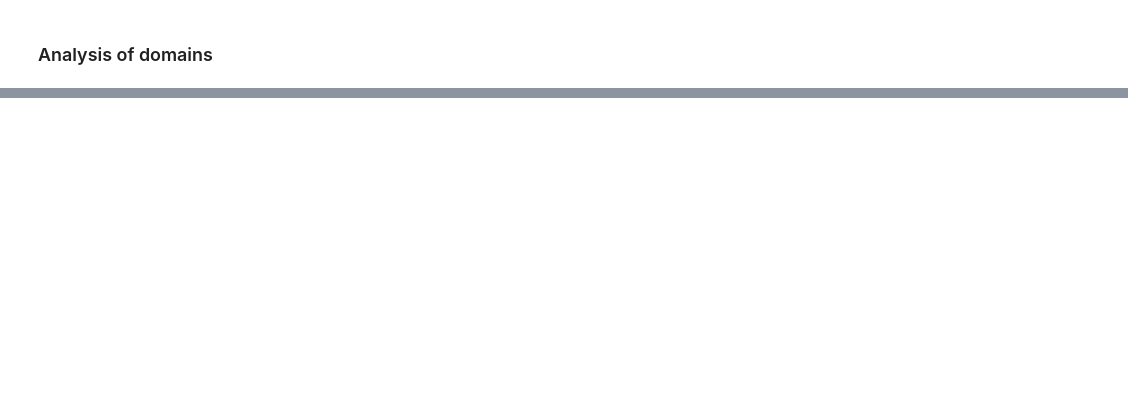
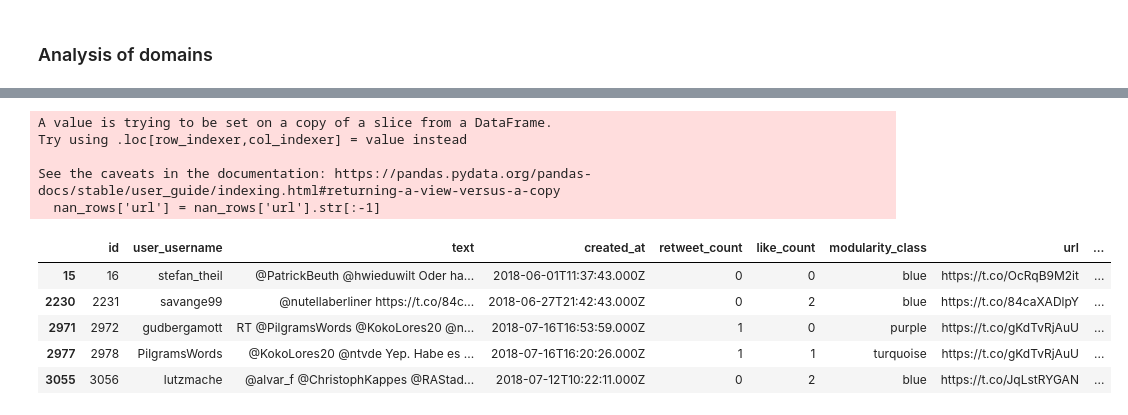
Before and after one commit to caiocmello/netzdg, a Jupyter notebook: NetzDG_URLs.ipynb, the cells around one changed output, grey strips where cells are left out. Drawn from its saved outputs; the diff is of its cells as text; code cells hidden in the pictures; blank space fills up the shorter version.

```diff
--- a/NetzDG_URLs.ipynb
+++ b/NetzDG_URLs.ipynb
@@ -3,9 +9,6 @@
 # %%
-# @title Run to install packages (use csv file 'df_urls.csv')
-import pandas as pd
-df = pd.read_csv('df_urls.csv')
-pd.set_option('display.max_rows', None)  # Show all rows
-pd.set_option('display.max_columns', None)  # Show all columns
+#pd.set_option('display.max_rows', None)  # Show all rows
+#pd.set_option('display.max_columns', None)  # Show all columns
 
 def clean_url(url):
   parts = url.split('/')
@@ -106,0 +393,4 @@ print(cluster_counts)
+# %%
+df['original_url'] = df['url'].map(
+    df_merged.set_index('url')['original_url']
+)
@@ -106,0 +399,17 @@ print(cluster_counts)
+# %%
+nan_rows['url'] = nan_rows['url'].str[:-1]
+# %% [output]
+A value is trying to be set on a copy of a slice from a DataFrame.
+Try using .loc[row_indexer,col_indexer] = value instead
+
+See the caveats in the documentation: https://pandas.pydata.org/pandas-docs/stable/user_guide/indexing.html#returning-a-view-versus-a-copy
+  nan_rows['url'] = nan_rows['url'].str[:-1]
+# %%
+nan_rows.head()
+# %% [output]
+|  | id | user_username | text | created_at | retweet_count | like_count | modularity_class | url | ... |
+| 15 | 16 | stefan_theil | @PatrickBeuth @hwieduwilt Oder ha... | 2018-06-01T11:37:43.000Z | 0 | 0 | blue | https://t.co/OcRqB9M2it | ... |
+| 2230 | 2231 | savange99 | @nutellaberliner https://t.co/84c... | 2018-06-27T21:42:43.000Z | 0 | 2 | blue | https://t.co/84caXADlpY | ... |
+| 2971 | 2972 | gudbergamott | RT @PilgramsWords @KokoLores20 @n... | 2018-07-16T16:53:59.000Z | 1 | 0 | purple | https://t.co/gKdTvRjAuU | ... |
+| 2977 | 2978 | PilgramsWords | @KokoLores20 @ntvde Yep. Habe es ... | 2018-07-16T16:20:26.000Z | 1 | 1 | turquoise | https://t.co/gKdTvRjAuU | ... |
+| 3055 | 3056 | lutzmache | @alvar_f @ChristophKappes @RAStad... | 2018-07-12T10:22:11.000Z | 0 | 2 | blue | https://t.co/JqLstRYGAN | ... |
```
Also changed, not shown: parts of 41 cells of this notebook.
